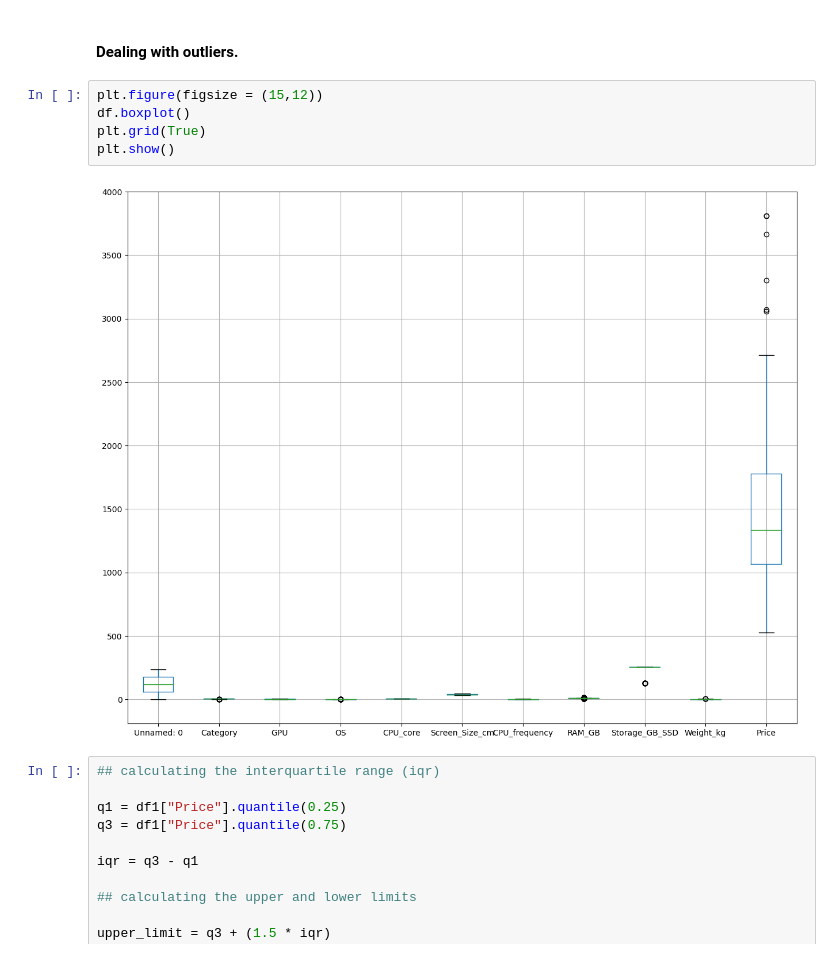
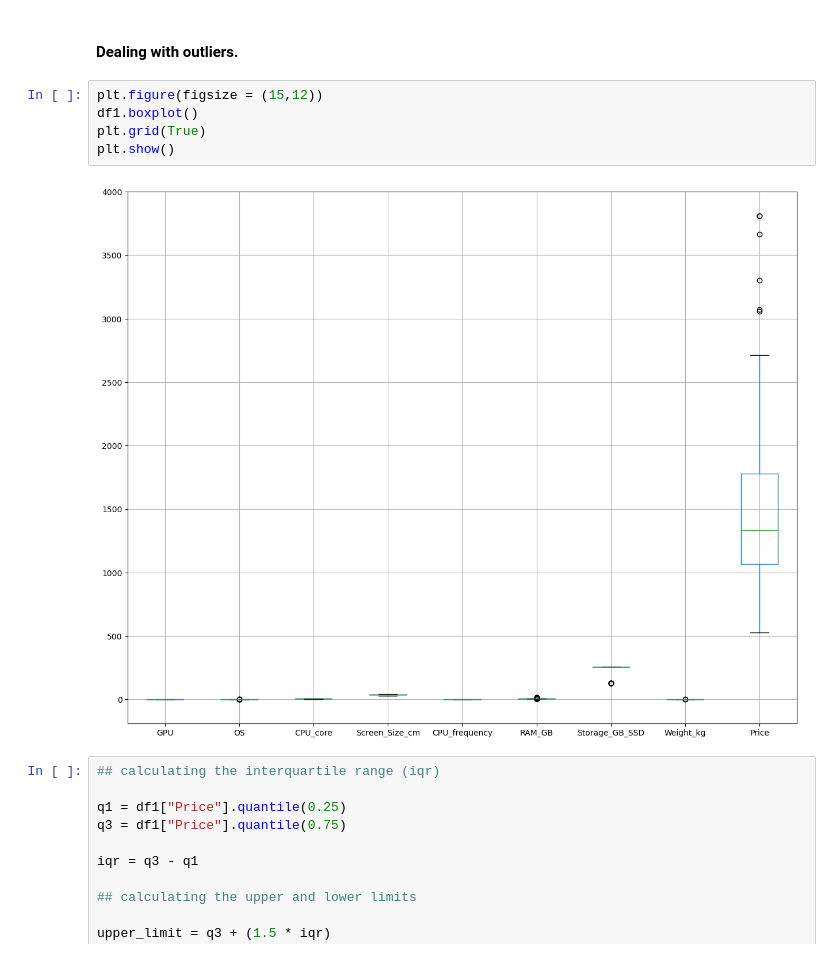
Before and after one commit to AlvinKinoti/Python-Projects, a Jupyter notebook: Laptop Pricing EDA and Prediction Models.ipynb, the cells around one changed output. Saved outputs shown, nothing was run; the diff lists cells and outputs as text.

```diff
--- a/Laptop Pricing EDA and Prediction Models.ipynb
+++ b/Laptop Pricing EDA and Prediction Models.ipynb
@@ -205,11 +205,11 @@ df1.duplicated().sum()
 #### Dealing with outliers.
 # %%
 plt.figure(figsize = (15,12))
-df.boxplot()
+df1.boxplot()
 plt.grid(True)
 plt.show()
 # %% [output]
-[figure, old version]
+[figure, new version]
 # %%
 ## calculating the interquartile range (iqr)
 
```
Also changed, not shown: parts of 11 cells of this notebook.
